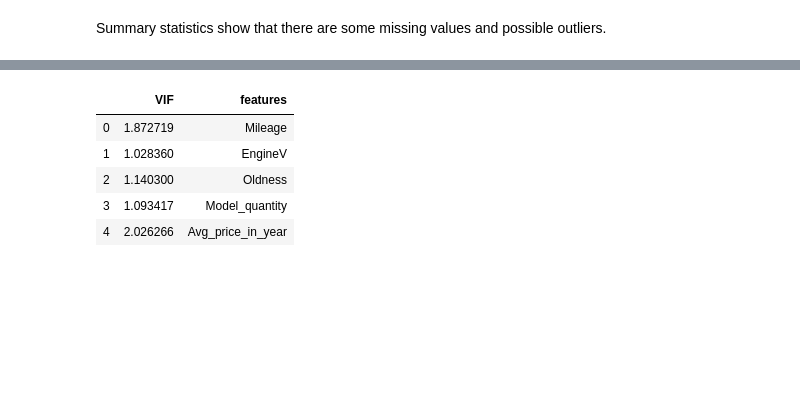
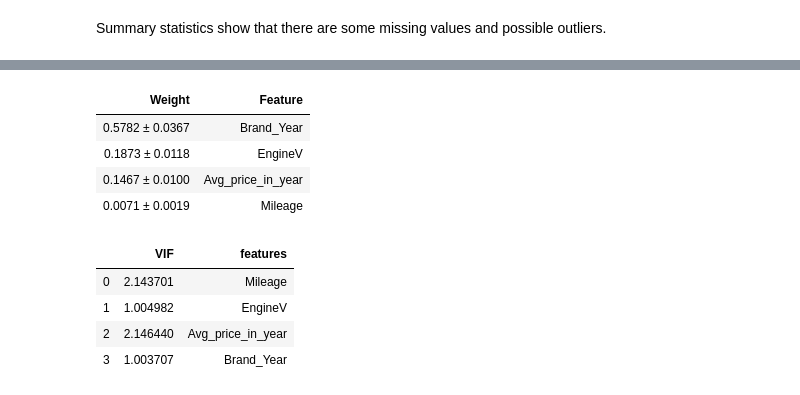
Before and after one commit to fivkat/Car_price_prediction, a Jupyter notebook: Car_price_prediction.ipynb, the cells around one changed output, grey strips where cells are left out. Saved outputs shown, nothing was run; the diff lists cells and outputs as text; code cells hidden in the pictures; blank space fills up the shorter version.

Commit message:
Data cleansing
Need to create structure & functions to simplify work

```diff
--- a/Car_price_prediction.ipynb
+++ b/Car_price_prediction.ipynb
@@ -107,8 +244,0 @@ plt.tight_layout()
-# %%
-data['Model_Year']=data['Model']+'_'+data['Year'].astype('str')
-
-model_quantity=data.sort_values(by=['Model','Year']).groupby('Model_Year').count()
-model_quantity=model_quantity.iloc[:,1].rename('Model_quantity')
-
-data=data.join(model_quantity, on='Model_Year')
-data.head()
@@ -122,7 +244,0 @@ data.head()
-# %%
-new_min=data.groupby('Model')[['Year']].min()
-new_min=new_min.rename(columns={"Year":"Min_year"})
-data=data.join(new_min, on='Model')
-data['Oldness']=data['Year']-data['Min_year']
-data=data.drop(['Model_Year','Min_year'],axis=1)
-data.head()
@@ -192,7 +245,6 @@ plt.tight_layout()
 # %%
 y=data.Price
-X=data.drop('Price', axis=1)
-
+X=data.drop(['Price','Brand_Model','Model','Brand_Engine Type','Brand_Body','Body_Engine Type','Model_Body','Engine Type_Year','Model_Year','Body_Year','Model_Engine Type'], axis=1)
 X_train, X_test, y_train, y_test = train_test_split(X, y, test_size=0.2, random_state=0)
 # %%
 # Select categorical columns with relatively low cardinality (convenient but arbitrary)
@@ -387,13 +437,27 @@ strong multicollinearity or other numerical problems.
+# %%
+import eli5
+from eli5.sklearn import PermutationImportance
+
+X_tocheck=X_train_OLS.select_dtypes('float64')
+
+model.fit(X_tocheck, y_train)
+perm = PermutationImportance(model, random_state=0).fit(X_tocheck, y_train)
+eli5.show_weights(perm, feature_names = X_tocheck.columns.tolist())
+# %% [output]
+| Weight | Feature |
+| 0.5782 ± 0.0367 | Brand_Year |
+| 0.1873 ± 0.0118 | EngineV |
+| 0.1467 ± 0.0100 | Avg_price_in_year |
+| 0.0071 ± 0.0019 | Mileage |
 # %%
-variables = X_train_OLS[['Mileage','EngineV','Oldness','Model_quantity','Avg_price_in_year']]
+variables = X_tocheck
 vif = pd.DataFrame()
 vif["VIF"] = [variance_inflation_factor(variables.values, i) for i in range(variables.shape[1])]
 vif["features"] = variables.columns
 vif
 # %% [output]
 |  | VIF | features |
-| 0 | 1.872719 | Mileage |
-| 1 | 1.028360 | EngineV |
-| 2 | 1.140300 | Oldness |
-| 3 | 1.093417 | Model_quantity |
-| 4 | 2.026266 | Avg_price_in_year |
+| 0 | 2.143701 | Mileage |
+| 1 | 1.004982 | EngineV |
+| 2 | 2.146440 | Avg_price_in_year |
+| 3 | 1.003707 | Brand_Year |
```
Also changed, not shown: parts of 40 cells of this notebook.
